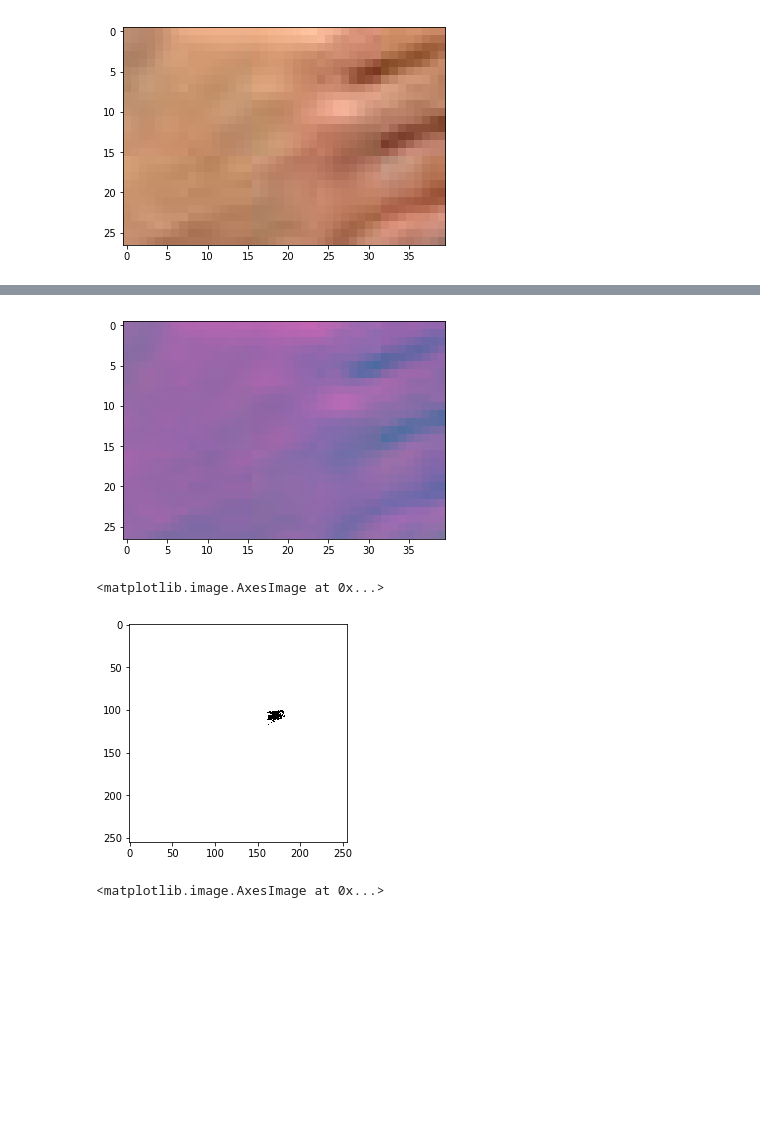
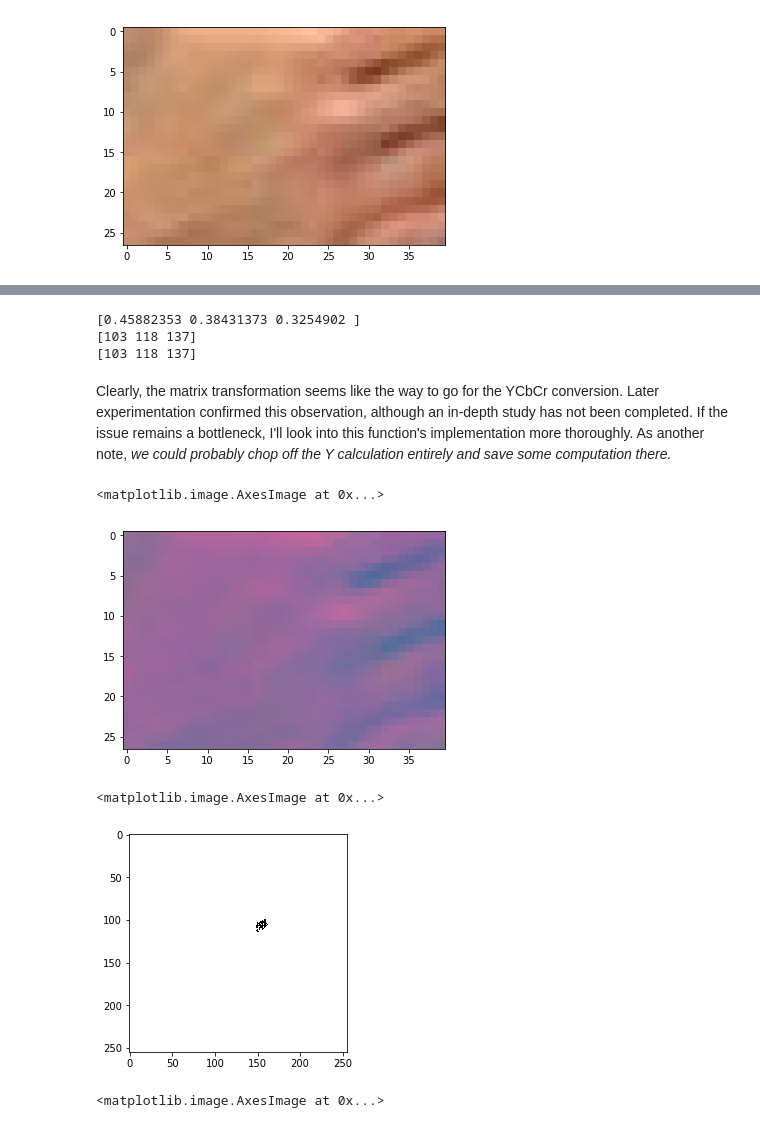
Before and after one commit to Benned-H/Summer2019, a Jupyter notebook: HandsFree Vision/Coding_Full_Process.ipynb, the cells around one changed output, grey strips where cells are left out. Drawn from its saved outputs; the diff is of its cells as text; code cells hidden in the pictures; blank space fills up the shorter version.

```diff
--- a/HandsFree Vision/Coding_Full_Process.ipynb
+++ b/HandsFree Vision/Coding_Full_Process.ipynb
@@ -84,28 +132,39 @@ def RGB_to_YCbCr(rgb):
+# %%
+# The two functions give the same result, which is good.
+print(img[0,0])
+print(exampleYCbCr[0,0])
+print(exampleMatrix[0,0])
+# %% [output]
+[0.45882353 0.38431373 0.3254902 ]
+[103 118 137]
+[103 118 137]
+# %% [markdown]
+Clearly, the matrix transformation seems like the way to go for the YCbCr conversion. Later experimentation confirmed this observation, although an in-depth study has not been completed. If the issue remains a bottleneck, I'll look into this function's implementation more thoroughly. As another note, *we could probably chop off the Y calculation entirely and save some computation there.*
 # %%
-yCbCr = np.zeros((bb_h,bb_w,3))
-for r in range(yCbCr.shape[0]):
-  for c in range(yCbCr.shape[1]):
-    yCbCr[r][c] = RGB_to_YCbCr(img[bb_r+r][bb_c+c])
+sample = np.zeros((bb_h,bb_w,3))
+for r in range(bb_h):
+  for c in range(bb_w):
+    sample[r,c] = img[bb_r+r,bb_c+c]
 
-plt.imshow(yCbCr)
-yCbCr = yCbCr * 256 # Matplotlib wanted integers for the 0-255 range.
+michael_hand = RGB_to_YCbCr_Matrix(sample)
+plt.imshow(michael_hand)
 # %% [output]
+<matplotlib.image.AxesImage at 0x...>
 [figure]
 # %%
 # 4. Plot all pixels in skin sample in CbCr plane, a 255x255 result.
-cbcrPlane = np.zeros((255,255))
+michael_plane = np.zeros((255,255))
 
-for r in range(yCbCr.shape[0]):
-  for c in range(yCbCr.shape[1]):
-    pixel = yCbCr[r,c]
-    cb = int(round(pixel[1])) # Makes these integers.
-    cr = int(round(pixel[2]))
-    cbcrPlane[cb,cr] = 1
+for r in range(michael_hand.shape[0]):
+  for c in range(michael_hand.shape[1]):
+    cb = michael_hand[r,c][1]
+    cr = michael_hand[r,c][2]
+    michael_plane[cb,cr] = 1
 
-plt.imshow(cbcrPlane, cmap='Greys')
+plt.imshow(michael_plane, cmap='Greys')
 # %% [output]
 <matplotlib.image.AxesImage at 0x...>
-[figure, old version]
+[figure, new version]
 # %%
 # 5. Dilate and erode this result to smooth out the free-form skin model.
 def splitKernel(kernel):
```
Also changed, not shown: parts of 35 cells of this notebook.
